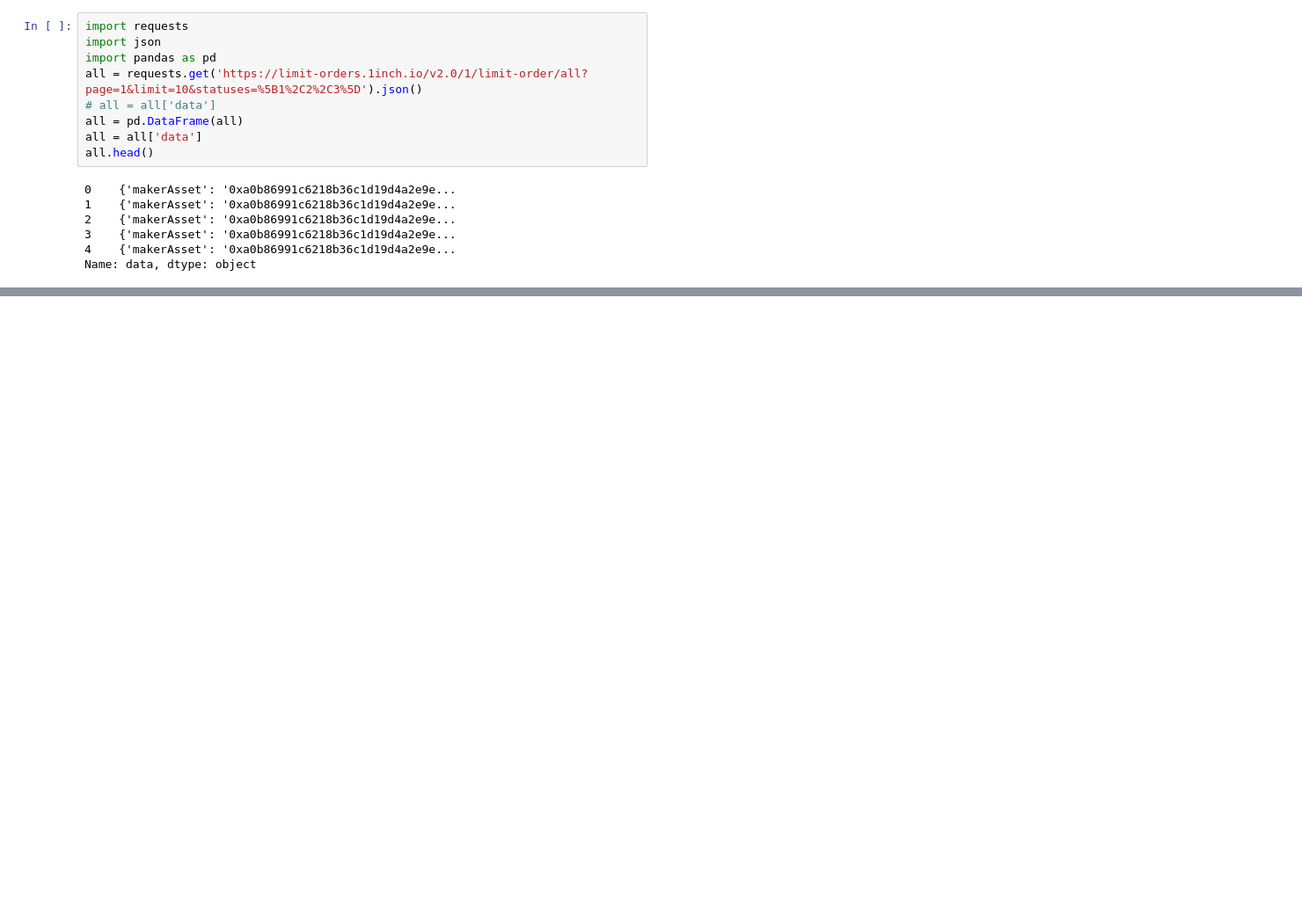
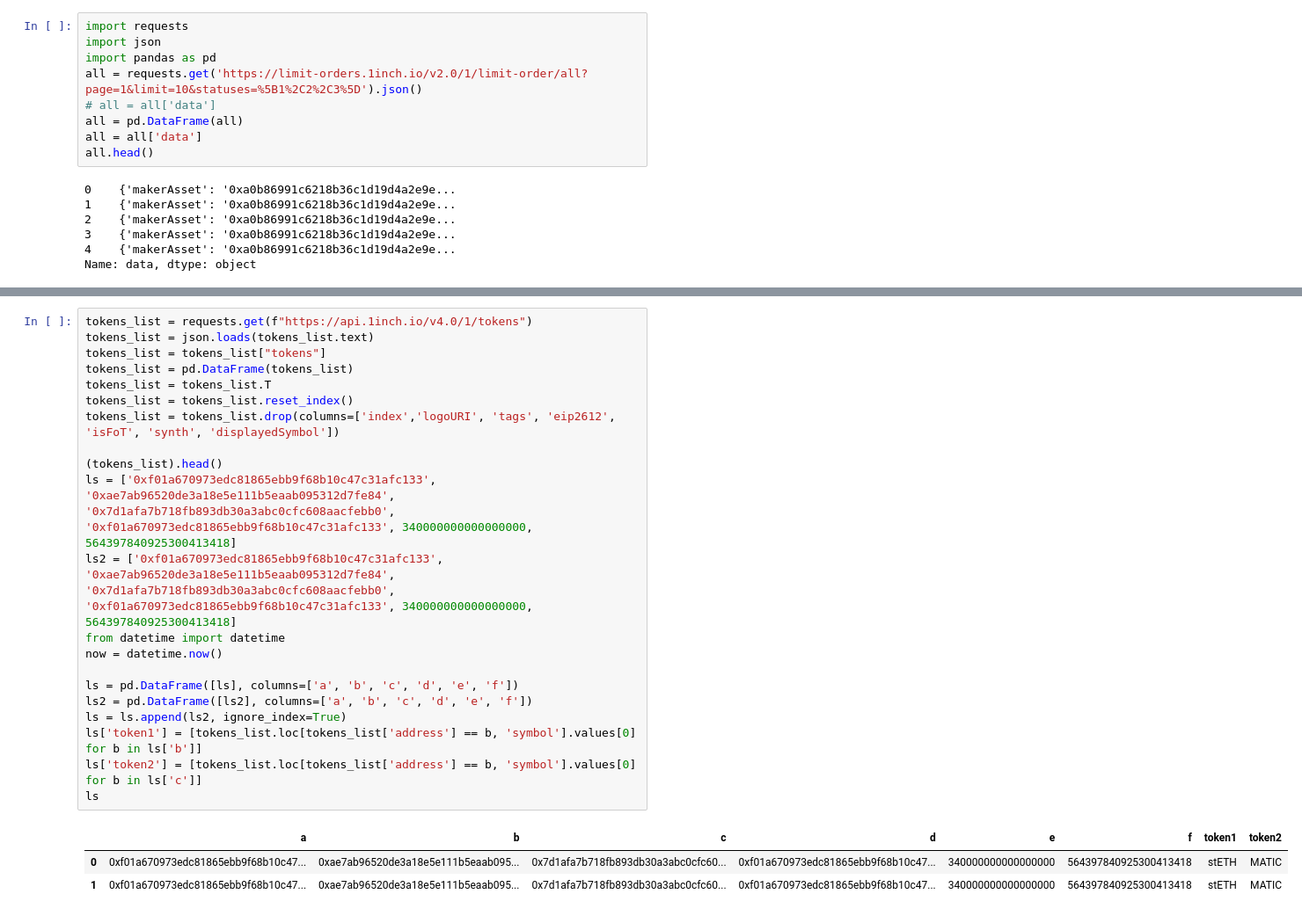
Before and after one commit to massnomis/21, a Jupyter notebook: 1inchparser.ipynb, the cells around one changed output, grey strips where cells are left out. Shown at 88% size. Cells and saved outputs as stored; diff of their text form; blank space fills up the shorter version.

```diff
--- a/1inchparser.ipynb
+++ b/1inchparser.ipynb
@@ -156,3 +156,28 @@ all.head()
 | 0 | 0x3103ca9e44dc0d71acdc159c209bcaf... | 0xa38cfb28ac4c752e8daa21120064b31... | 2022-07-18T11:41:52.975Z | 20000000000 | 0 | 115792089237316195423570985008687... | {'makerAsset': '0xa0b86991c6218b3... | ... |
 | 0 | 0x3103ca9e44dc0d71acdc159c209bcaf... | 0xa38cfb28ac4c752e8daa21120064b31... | 2022-07-18T11:41:52.975Z | 20000000000 | 0 | 115792089237316195423570985008687... | {'makerAsset': '0xa0b86991c6218b3... | ... |
 | 0 | 0x3103ca9e44dc0d71acdc159c209bcaf... | 0xa38cfb28ac4c752e8daa21120064b31... | 2022-07-18T11:41:52.975Z | 20000000000 | 0 | 115792089237316195423570985008687... | {'makerAsset': '0xa0b86991c6218b3... | ... |
+# %%
+tokens_list = requests.get(f"https://api.1inch.io/v4.0/1/tokens")
+tokens_list = json.loads(tokens_list.text)
+tokens_list = tokens_list["tokens"]
+tokens_list = pd.DataFrame(tokens_list)
+tokens_list = tokens_list.T
+tokens_list = tokens_list.reset_index()
+tokens_list = tokens_list.drop(columns=['index','logoURI', 'tags', 'eip2612', 'isFoT', 'synth', 'displayedSymbol'])
+
+(tokens_list).head()
+ls = ['0xf01a670973edc81865ebb9f68b10c47c31afc133', '0xae7ab96520de3a18e5e111b5eaab095312d7fe84', '0x7d1afa7b718fb893db30a3abc0cfc608aacfebb0', '0xf01a670973edc81865ebb9f68b10c47c31afc133', 340000000000000000, 564397840925300413418]
+ls2 = ['0xf01a670973edc81865ebb9f68b10c47c31afc133', '0xae7ab96520de3a18e5e111b5eaab095312d7fe84', '0x7d1afa7b718fb893db30a3abc0cfc608aacfebb0', '0xf01a670973edc81865ebb9f68b10c47c31afc133', 340000000000000000, 564397840925300413418]
+from datetime import datetime
+now = datetime.now()
+
+ls = pd.DataFrame([ls], columns=['a', 'b', 'c', 'd', 'e', 'f'])
+ls2 = pd.DataFrame([ls2], columns=['a', 'b', 'c', 'd', 'e', 'f'])
+ls = ls.append(ls2, ignore_index=True)
+ls['token1'] = [tokens_list.loc[tokens_list['address'] == b, 'symbol'].values[0] for b in ls['b']]
+ls['token2'] = [tokens_list.loc[tokens_list['address'] == b, 'symbol'].values[0] for b in ls['c']]
+ls
+# %% [output]
+|  | a | b | c | d | e | f | token1 | token2 |
+| 0 | 0xf01a670973edc81865ebb9f68b10c47... | 0xae7ab96520de3a18e5e111b5eaab095... | 0x7d1afa7b718fb893db30a3abc0cfc60... | 0xf01a670973edc81865ebb9f68b10c47... | 340000000000000000 | 564397840925300413418 | stETH | MATIC |
+| 1 | 0xf01a670973edc81865ebb9f68b10c47... | 0xae7ab96520de3a18e5e111b5eaab095... | 0x7d1afa7b718fb893db30a3abc0cfc60... | 0xf01a670973edc81865ebb9f68b10c47... | 340000000000000000 | 564397840925300413418 | stETH | MATIC |
```
Also changed, not shown: parts of 2 cells of this notebook, 2 other files.
